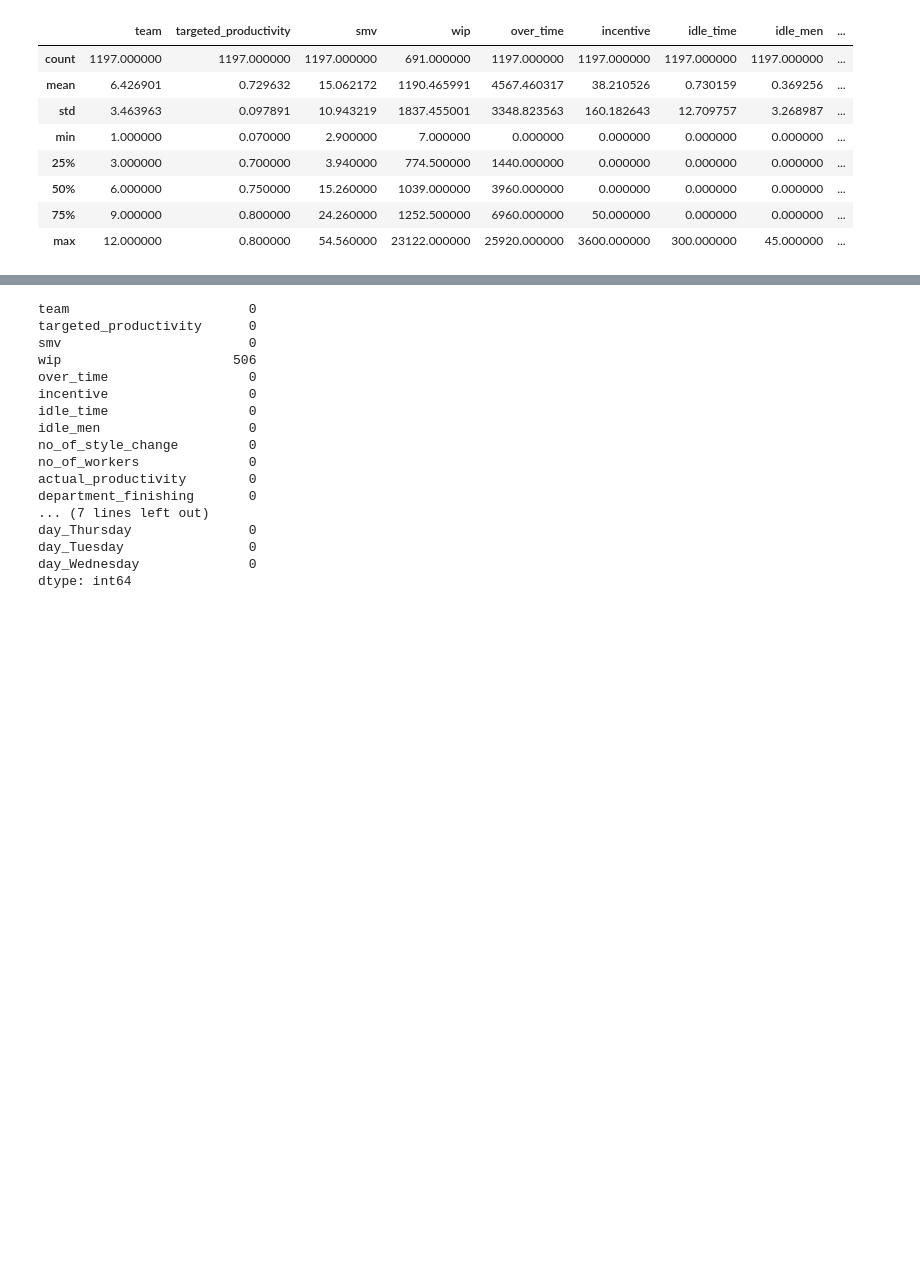
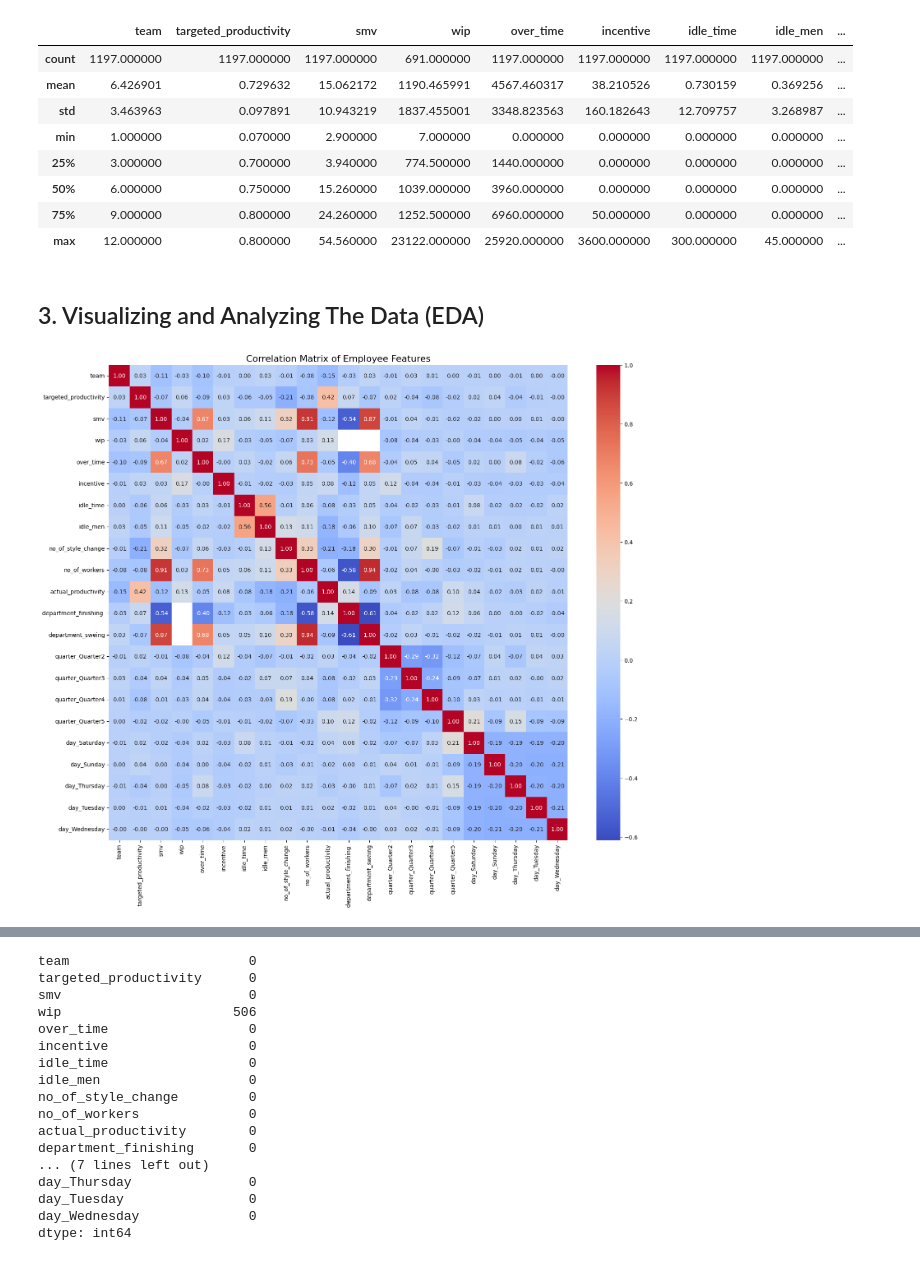
Before and after one commit to AyushTripathi0809/Employee-Performance-Prediction, a Jupyter notebook: TrainingFiles/Machine Learning.ipynb, the cells around one changed output, grey strips where cells are left out. Cells and saved outputs as stored; diff of their text form; code cells hidden in the pictures; blank space fills up the shorter version.

```diff
--- a/TrainingFiles/Machine Learning.ipynb
+++ b/TrainingFiles/Machine Learning.ipynb
@@ -73,3 +73,22 @@ df.describe()
 | 50% | 6.000000 | 0.750000 | 15.260000 | 1039.000000 | 3960.000000 | 0.000000 | 0.000000 | 0.000000 | ... |
 | 75% | 9.000000 | 0.800000 | 24.260000 | 1252.500000 | 6960.000000 | 50.000000 | 0.000000 | 0.000000 | ... |
 | max | 12.000000 | 0.800000 | 54.560000 | 23122.000000 | 25920.000000 | 3600.000000 | 300.000000 | 45.000000 | ... |
+# %% [markdown]
+## 3. Visualizing and Analyzing The Data (EDA)
+# %%
+import matplotlib.pyplot as plt
+import seaborn as sns
+
+# Calculate the correlation matrix
+correlation_matrix = df.corr()
+
+# Set up the matplotlib figure
+plt.figure(figsize=(18, 15))
+
+# Draw the heatmap
+sns.heatmap(correlation_matrix, annot=True, cmap='coolwarm', fmt=".2f")
+
+plt.title('Correlation Matrix of Employee Features', fontsize=16)
+plt.show()
+# %% [output]
+[figure, added]
```
Also changed, not shown: parts of 1 cell of this notebook, 2 other files.
